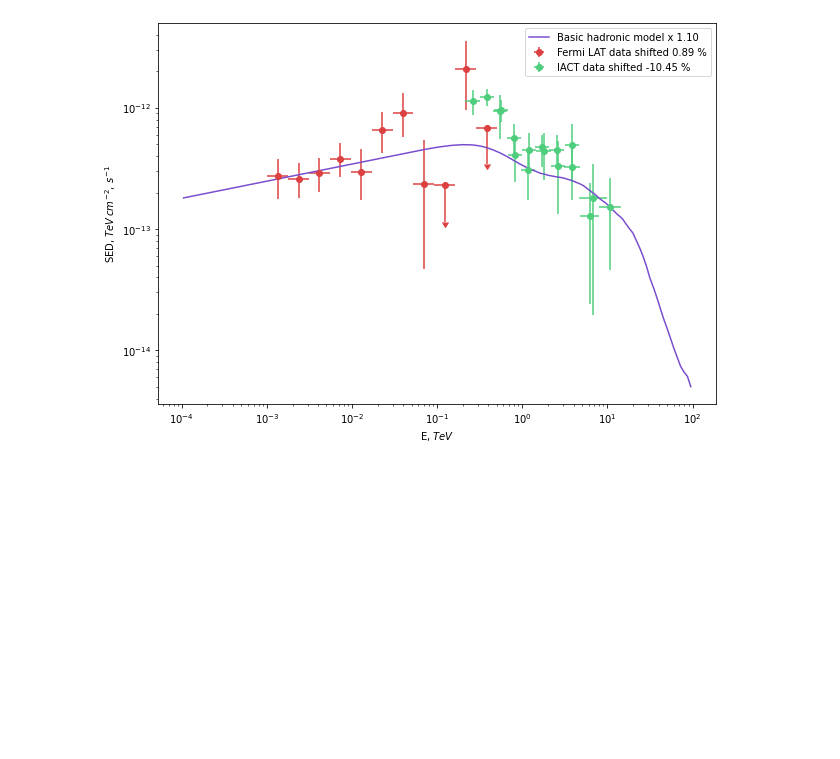
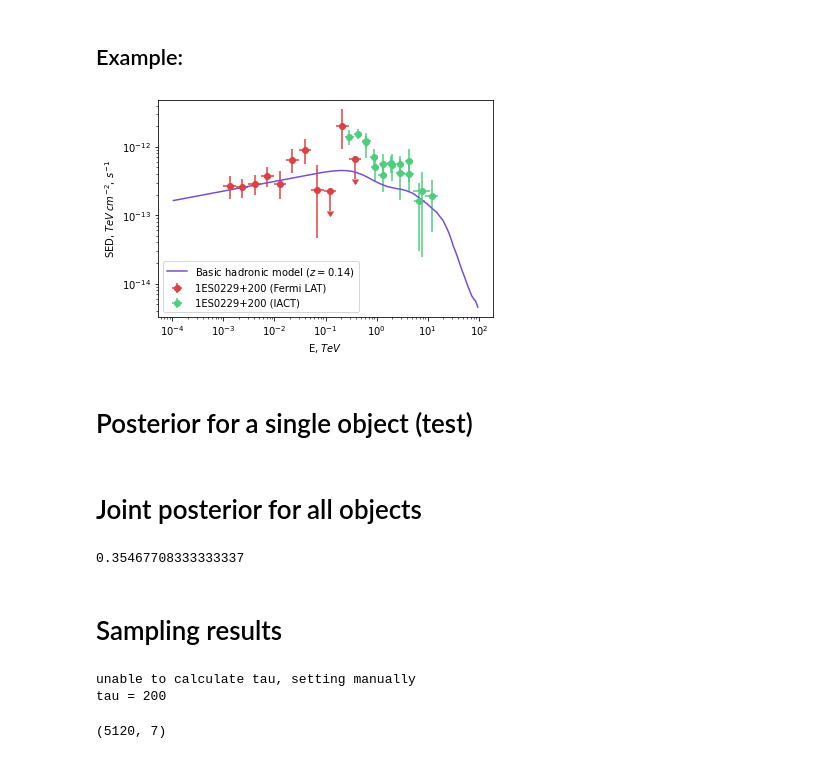
Before and after one commit to nj-vs-vh/kill-basic-hadronic-model, a Jupyter notebook: analysis.ipynb, the cells around one changed output. Saved outputs shown, nothing was run; the diff lists cells and outputs as text; code cells hidden in the pictures; blank space fills up the shorter version.

Commit message:
new analysis done for all objects with basic hadronic model

```diff
--- a/analysis.ipynb
+++ b/analysis.ipynb
@@ -132,11 +0,0 @@ delta_iact_est = np.mean(delta_iact_sample)
-# %%
-fig, ax = plt.subplots(figsize=(10, 7))
-
-fermi.with_E_factor(delta_fermi_est).plot(ax)
-iact.with_E_factor(delta_iact_est).plot(ax)
-model.with_normalization(k_est).plot(ax)
-
-ax.legend()
-plt.show()
-# %% [output]
-[figure, removed]
@@ -142,0 +12,17 @@ plt.show()
+# %% [markdown]
+## Example:
+# %%
+obj = exp.Object.by_name('1ES0229+200')
+model = models.BasicHadronicModelSED.at_z(obj.z)
+
+fig, ax = plt.subplots(figsize=(6, 4))
+
+obj.plot(ax)
+model.plot(ax)
+
+ax.legend()
+plt.show()
+# %% [output]
+[figure, added]
+# %% [markdown]
+# Posterior for a single object (test)
@@ -142,0 +48,2 @@ plt.show()
+# %% [markdown]
+# Joint posterior for all objects
@@ -142,0 +74,23 @@ plt.show()
+# %%
+np.mean(sampler.acceptance_fraction)
+# %% [output]
+0.35467708333333337
+# %% [markdown]
+# Sampling results
+# %%
+taus = sampler.get_autocorr_time(tol=0)
+if np.all(np.isnan(taus)):
+    print('unable to calculate tau, setting manually')
+    tau = 200
+else:
+    tau = int(np.mean(taus[np.isfinite(taus)]))
+print(f'tau = {tau}')
+# %% [output]
+unable to calculate tau, setting manually
+tau = 200
+# %%
+sample = sampler.get_chain(flat=True, thin=tau, discard=tau * 5)
+
+print(sample.shape)
+# %% [output]
+(5120, 7)
```
Also changed, not shown: parts of 28 cells of this notebook, 7 other files.
